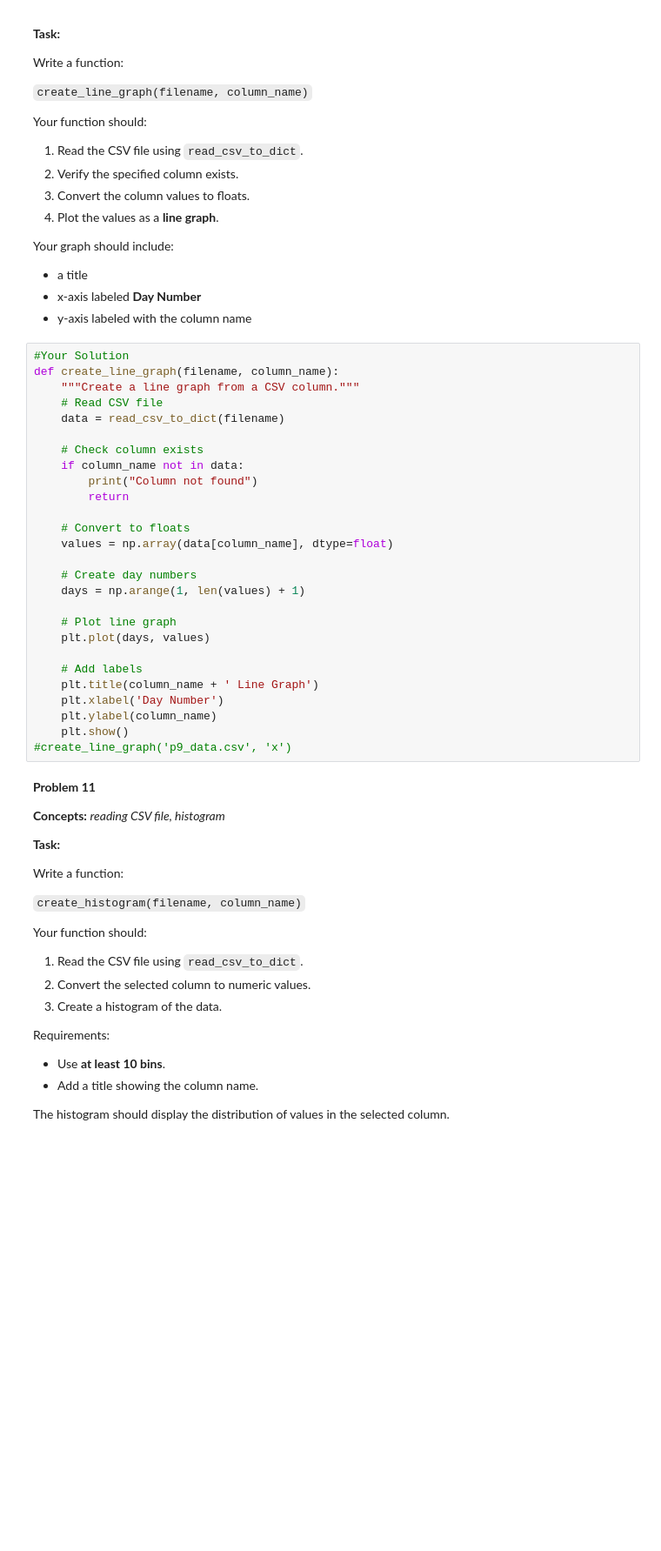
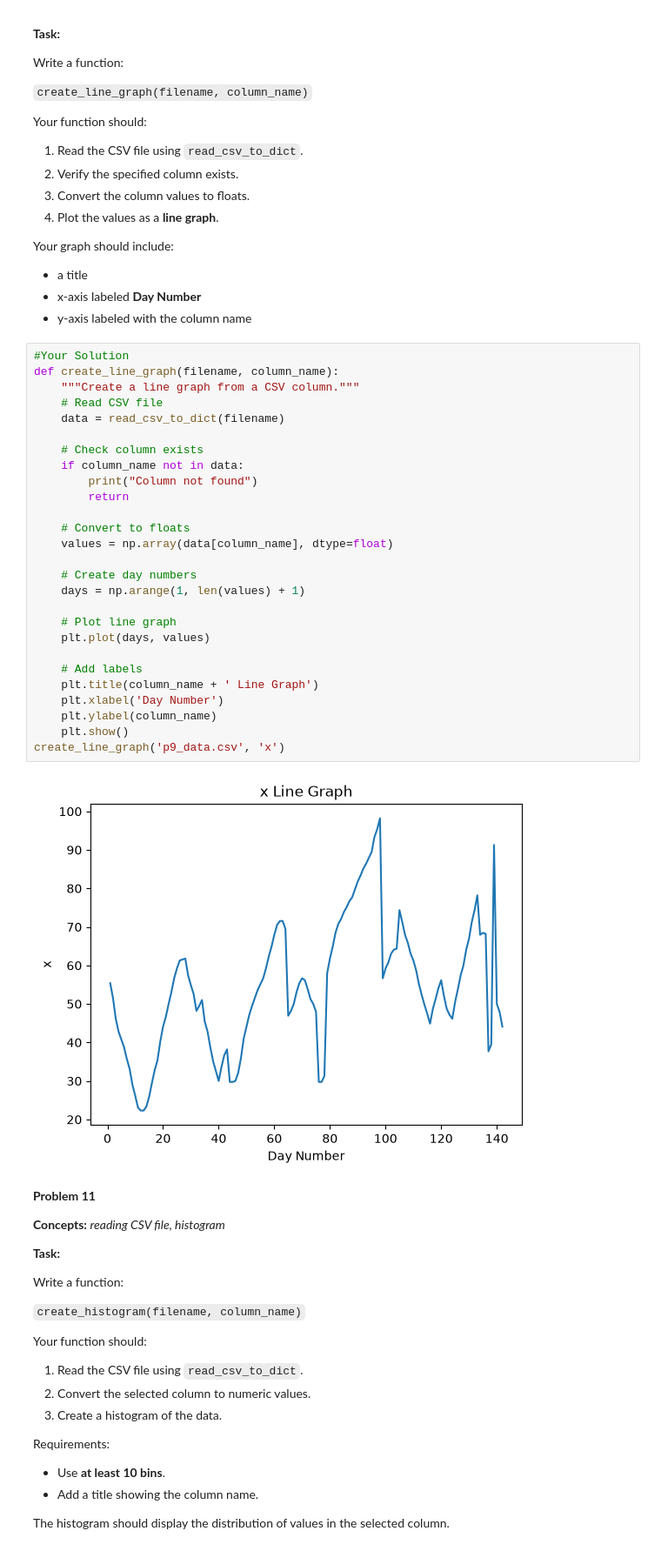
Before and after one commit to jbenigeriBU/dx602-homework-09, a Jupyter notebook: homework.ipynb, the cells around one changed output. Shown at 87% size. Cells and saved outputs as stored; diff of their text form; blank space fills up the shorter version.

```diff
--- a/homework.ipynb
+++ b/homework.ipynb
@@ -547,30 +547,32 @@ Your graph should include:
 # %%
 #Your Solution
 def create_line_graph(filename, column_name):
     """Create a line graph from a CSV column."""
     # Read CSV file
     data = read_csv_to_dict(filename)
 
     # Check column exists
     if column_name not in data:
         print("Column not found")
         return
 
     # Convert to floats
     values = np.array(data[column_name], dtype=float)
 
     # Create day numbers
     days = np.arange(1, len(values) + 1)
 
     # Plot line graph
     plt.plot(days, values)
 
     # Add labels
     plt.title(column_name + ' Line Graph')
     plt.xlabel('Day Number')
     plt.ylabel(column_name)
     plt.show()
-#create_line_graph('p9_data.csv', 'x')
+create_line_graph('p9_data.csv', 'x')
+# %% [output]
+[figure, added]
 # %% [markdown]
 **Problem 11**
 
```
Also changed, not shown: parts of 3 cells of this notebook.
